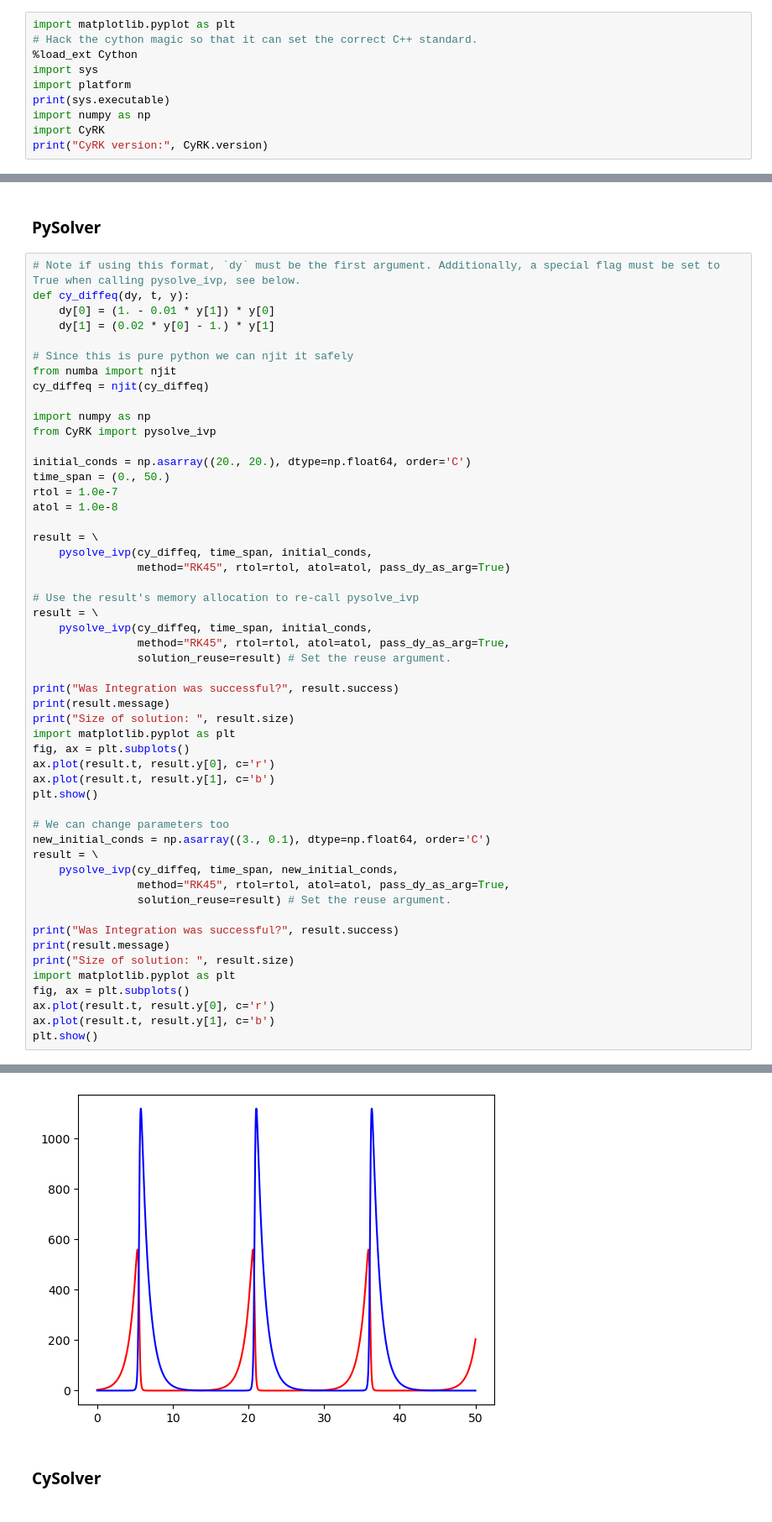
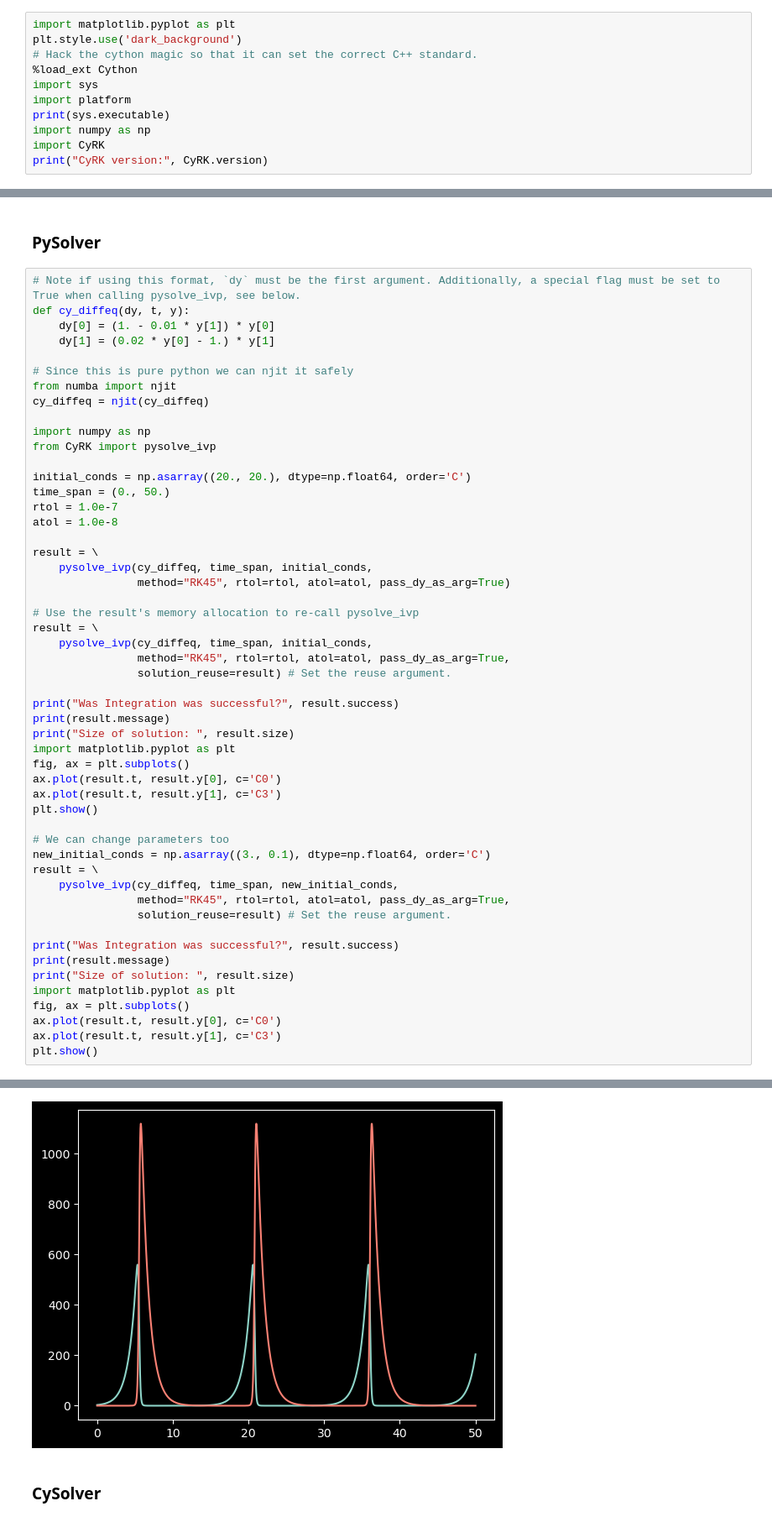
Before and after one commit to jrenaud90/CyRK, a Jupyter notebook: Demos/2 - Advanced CySolver Examples.ipynb, the cells around one changed output, grey strips where cells are left out. Shown at 84% size. Saved outputs shown, nothing was run; the diff lists cells and outputs as text.

```diff
--- a/Demos/2 - Advanced CySolver Examples.ipynb
+++ b/Demos/2 - Advanced CySolver Examples.ipynb
@@ -4,6 +4,7 @@ This notebook showcases some of the advanced functionality of the CySolver backe
 In order to run these cells you need to make sure Cython, Jupyter, CyRK, and Numpy are installed.
 # %%
 import matplotlib.pyplot as plt
+plt.style.use('dark_background')
 # Hack the cython magic so that it can set the correct C++ standard.
 %load_ext Cython
 import sys
@@ -838,8 +841,8 @@ print(result.message)
 print("Size of solution: ", result.size)
 import matplotlib.pyplot as plt
 fig, ax = plt.subplots()
-ax.plot(result.t, result.y[0], c='r')
-ax.plot(result.t, result.y[1], c='b')
+ax.plot(result.t, result.y[0], c='C0')
+ax.plot(result.t, result.y[1], c='C3')
 plt.show()
 
 # We can change parameters too
@@ -854,8 +857,8 @@ print(result.message)
 print("Size of solution: ", result.size)
 import matplotlib.pyplot as plt
 fig, ax = plt.subplots()
-ax.plot(result.t, result.y[0], c='r')
-ax.plot(result.t, result.y[1], c='b')
+ax.plot(result.t, result.y[0], c='C0')
+ax.plot(result.t, result.y[1], c='C3')
 plt.show()
 # %% [output]
 Was Integration was successful? True
@@ -865,7 +868,7 @@ Size of solution:  360
 Was Integration was successful? True
 Integration completed without issue.
 Size of solution:  601
-[figure, old version]
+[figure, new version]
 # %% [markdown]
 ### CySolver
 # %%
```
Also changed, not shown: parts of 14 cells of this notebook, 9 other files.
